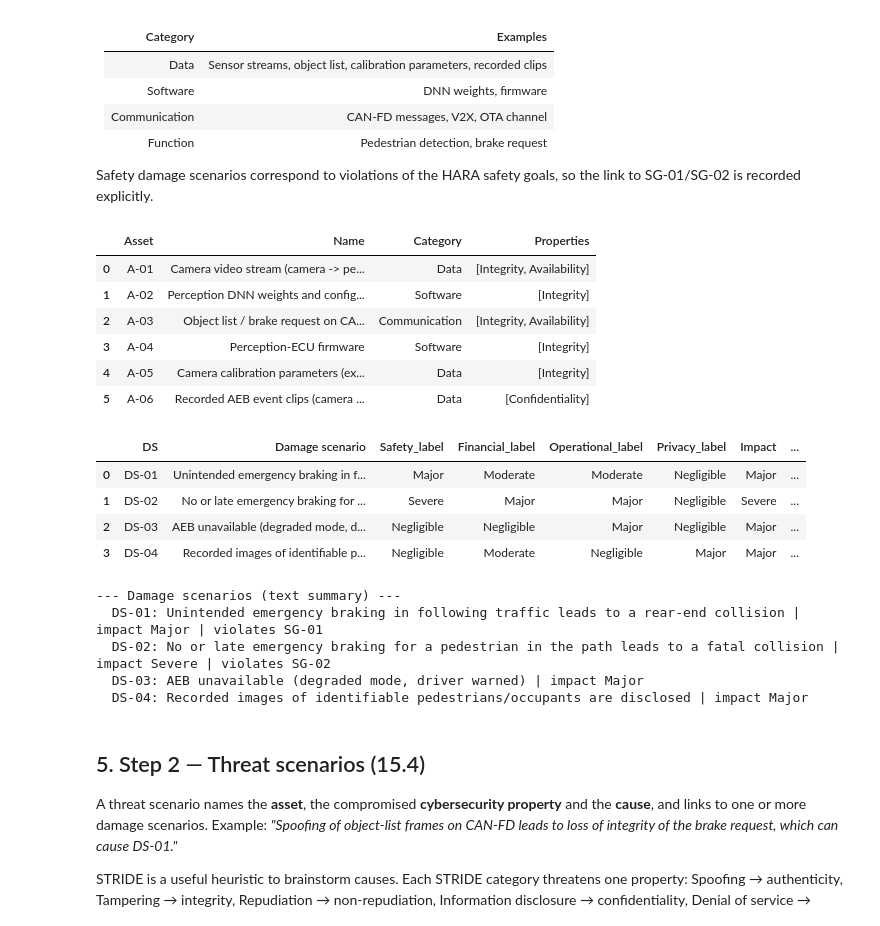
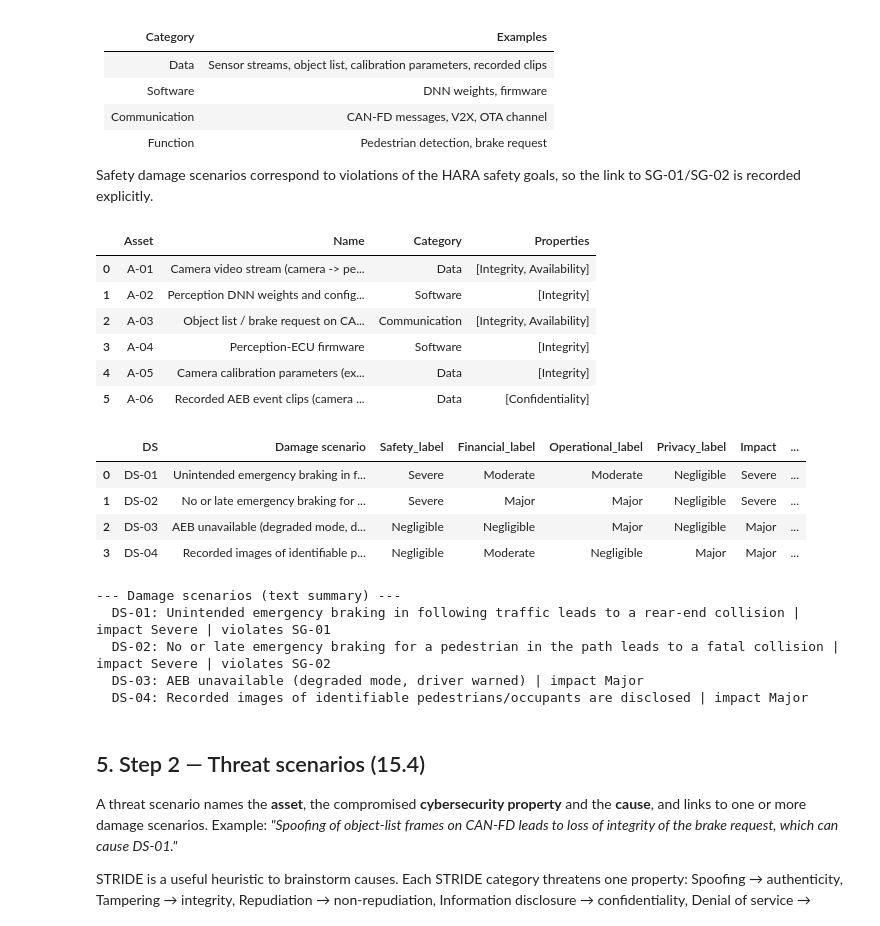
Before and after one commit to milinpatel07/Autonomous-Driving_AI-Safety-and-Security, a Jupyter notebook: 05_Cybersecurity_ISO21434/02_tara.ipynb, the cells around one changed output. Cells and saved outputs as stored; diff of their text form; code cells hidden in the pictures.

```diff
--- a/05_Cybersecurity_ISO21434/02_tara.ipynb
+++ b/05_Cybersecurity_ISO21434/02_tara.ipynb
@@ -99,6 +101,6 @@ the same function as `avsafety.iso26262.determine_asil`.
 # %%
 item = {
-    'Item': 'Pedestrian AEB function (camera + radar perception -> brake request)',
+    'Item': 'AEB function (camera + radar perception -> brake request), same item as the HARA in Module 03',
     'Boundary (in)': ['Front camera', 'Front radar', 'Perception ECU (DNN detector, fusion, AEB logic)',
                       'Perception-ECU software, model weights, calibration data', 'CAN-FD link perception ECU -> brake ECU'],
     'Boundary (out, interfaces)': ['Brake ECU (actuation)', 'Central gateway (diagnostics, OTA client)',
@@ -122,8 +124,9 @@ def determine_asil(s, e, c):
     return ASIL_TABLE[s][e][int(c[1]) - 1]
 
 safety_goals = pd.DataFrame([
-    ('SG-01', 'Avoid unintended emergency braking', 'S2', 'E4', 'C2', 200),
-    ('SG-02', 'Avoid omission of emergency braking for a pedestrian in the path', 'S3', 'E3', 'C3', 300),
+    # S/E/C of the worst-case hazardous event per goal (HARA, Module 03): SG-01 <- HE-03, SG-02 <- HE-02
+    ('SG-01', 'Avoid unintended AEB deceleration', 'S3', 'E4', 'C3', 300),
+    ('SG-02', 'Avoid omission of AEB deceleration when a collision with a pedestrian or a stationary vehicle is imminent', 'S3', 'E3', 'C2', 500),
 ], columns=['SG', 'Safety goal', 'S', 'E', 'C', 'FTTI_ms'])
 safety_goals['ASIL'] = [determine_asil(r.S, r.E, r.C) for r in safety_goals.itertuples()]
 print()
@@ -243,40 +246,41 @@ assets = pd.DataFrame([
     ('A-03', 'Object list / brake request on CAN-FD', 'Communication', ['Integrity', 'Availability']),
     ('A-04', 'Perception-ECU firmware', 'Software', ['Integrity']),
     ('A-05', 'Camera calibration parameters (extrinsics)', 'Data', ['Integrity']),
     ('A-06', 'Recorded AEB event clips (camera images)', 'Data', ['Confidentiality']),
 ], columns=['Asset', 'Name', 'Category', 'Properties'])
 
 # Damage scenarios: impact per SFOP category from the road user's perspective (0..3 = Negligible..Severe)
+# Safety impact reuses the HARA severity of the same harm: S3 -> Severe (ISO/SAE 21434 Annex F)
 damage = pd.DataFrame([
-    ('DS-01', 'Unintended emergency braking in following traffic leads to a rear-end collision', 2, 1, 1, 0, 'SG-01'),
+    ('DS-01', 'Unintended emergency braking in following traffic leads to a rear-end collision', 3, 1, 1, 0, 'SG-01'),
     ('DS-02', 'No or late emergency braking for a pedestrian in the path leads to a fatal collision', 3, 2, 2, 0, 'SG-02'),
     ('DS-03', 'AEB unavailable (degraded mode, driver warned)', 0, 0, 2, 0, '-'),
     ('DS-04', 'Recorded images of identifiable pedestrians/occupants are disclosed', 0, 1, 0, 2, '-'),
 ], columns=['DS', 'Damage scenario', 'Safety', 'Financial', 'Operational', 'Privacy', 'Safety goal'])
 for c in ['Safety', 'Financial', 'Operational', 'Privacy']:
     damage[c + '_label'] = damage[c].map(lambda v: IMPACT_LEVELS[v])
 damage['Impact'] = damage[['Safety', 'Financial', 'Operational', 'Privacy']].max(axis=1).map(lambda v: IMPACT_LEVELS[v])
 
 display(assets)
 display(damage[['DS', 'Damage scenario', 'Safety_label', 'Financial_label', 'Operational_label', 'Privacy_label', 'Impact', 'Safety goal']])
 print('--- Damage scenarios (text summary) ---')
 for r in damage.to_dict('records'):
     print(f"  {r['DS']}: {r['Damage scenario']} | impact {r['Impact']}" + (f" | violates {r['Safety goal']}" if r['Safety goal'] != '-' else ''))
 # %% [output]
 |  | Asset | Name | Category | Properties |
 | 0 | A-01 | Camera video stream (camera -> pe... | Data | [Integrity, Availability] |
 | 1 | A-02 | Perception DNN weights and config... | Software | [Integrity] |
 | 2 | A-03 | Object list / brake request on CA... | Communication | [Integrity, Availability] |
 | 3 | A-04 | Perception-ECU firmware | Software | [Integrity] |
 | 4 | A-05 | Camera calibration parameters (ex... | Data | [Integrity] |
 | 5 | A-06 | Recorded AEB event clips (camera ... | Data | [Confidentiality] |
 |  | DS | Damage scenario | Safety_label | Financial_label | Operational_label | Privacy_label | Impact | ... |
-| 0 | DS-01 | Unintended emergency braking in f... | Major | Moderate | Moderate | Negligible | Major | ... |
+| 0 | DS-01 | Unintended emergency braking in f... | Severe | Moderate | Moderate | Negligible | Severe | ... |
 | 1 | DS-02 | No or late emergency braking for ... | Severe | Major | Major | Negligible | Severe | ... |
 | 2 | DS-03 | AEB unavailable (degraded mode, d... | Negligible | Negligible | Major | Negligible | Major | ... |
 | 3 | DS-04 | Recorded images of identifiable p... | Negligible | Moderate | Negligible | Major | Major | ... |
 --- Damage scenarios (text summary) ---
-  DS-01: Unintended emergency braking in following traffic leads to a rear-end collision | impact Major | violates SG-01
+  DS-01: Unintended emergency braking in following traffic leads to a rear-end collision | impact Severe | violates SG-01
   DS-02: No or late emergency braking for a pedestrian in the path leads to a fatal collision | impact Severe | violates SG-02
   DS-03: AEB unavailable (degraded mode, driver warned) | impact Major
   DS-04: Recorded images of identifiable pedestrians/occupants are disclosed | impact Major
```
Also changed, not shown: parts of 10 cells of this notebook, 16 other files.
